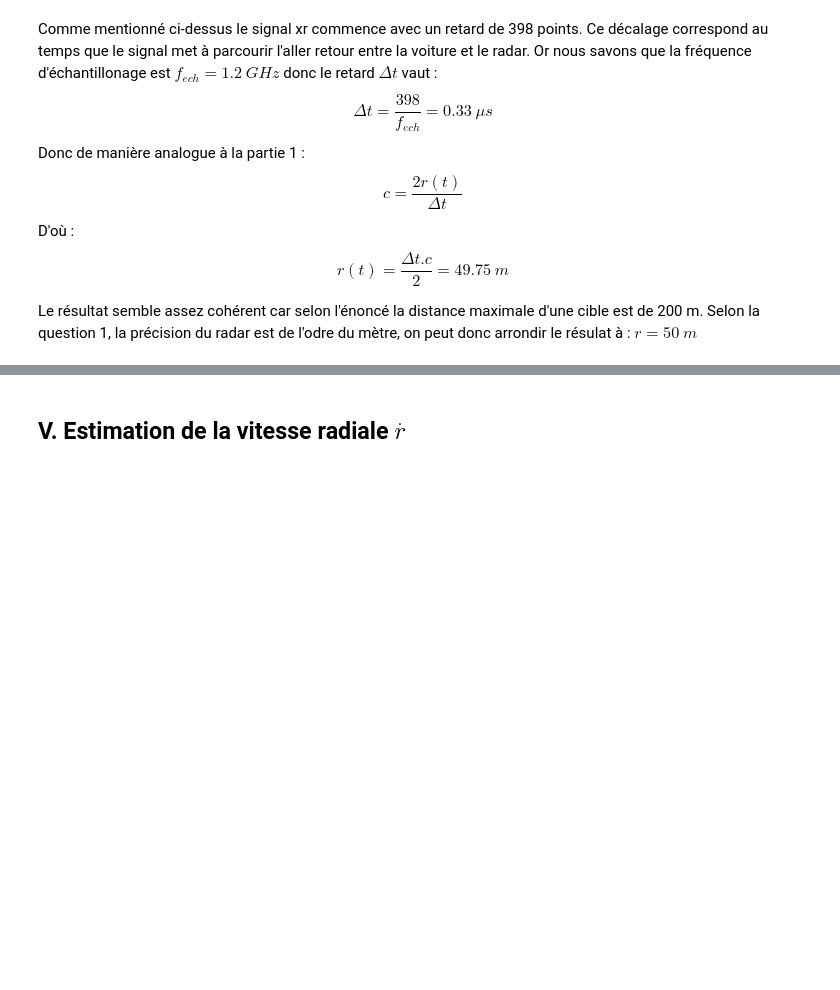
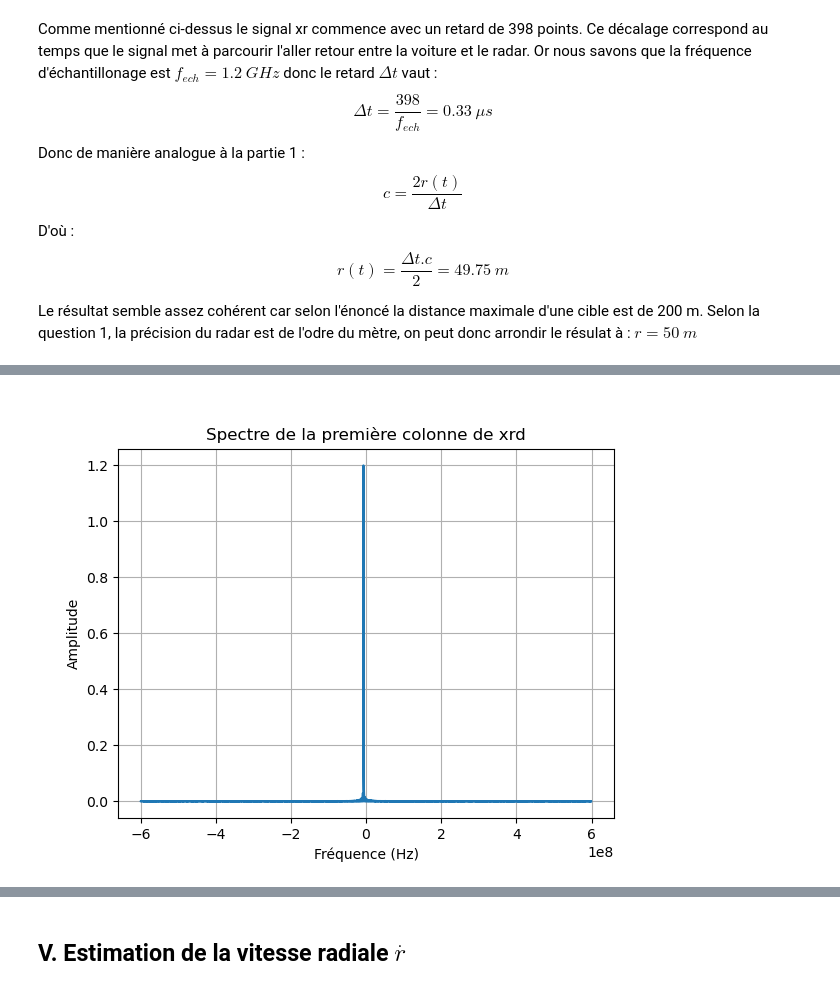
Before and after one commit to noamguillou/Traitement-du-signal-groupe-4, a Jupyter notebook: notebook.ipynb, the cells around one changed output, grey strips where cells are left out. Cells and saved outputs as stored; diff of their text form; code cells hidden in the pictures; blank space fills up the shorter version.

```diff
--- a/notebook.ipynb
+++ b/notebook.ipynb
@@ -145,0 +185,12 @@ Le résultat semble assez cohérent car selon l'énoncé la distance maximale d'
+# %%
+signal = np.fft.fft(xrd[:,0])
+frequencies = np.fft.fftfreq(len(signal), d=1/fech)
+plt.figure()
+plt.plot(frequencies, np.abs(signal))
+plt.xlabel('Fréquence (Hz)')
+plt.ylabel('Amplitude')
+plt.title('Spectre de la première colonne de xrd')
+plt.grid()
+plt.show()
+# %% [output]
+[figure, added]
```
Also changed, not shown: parts of 4 cells of this notebook.
